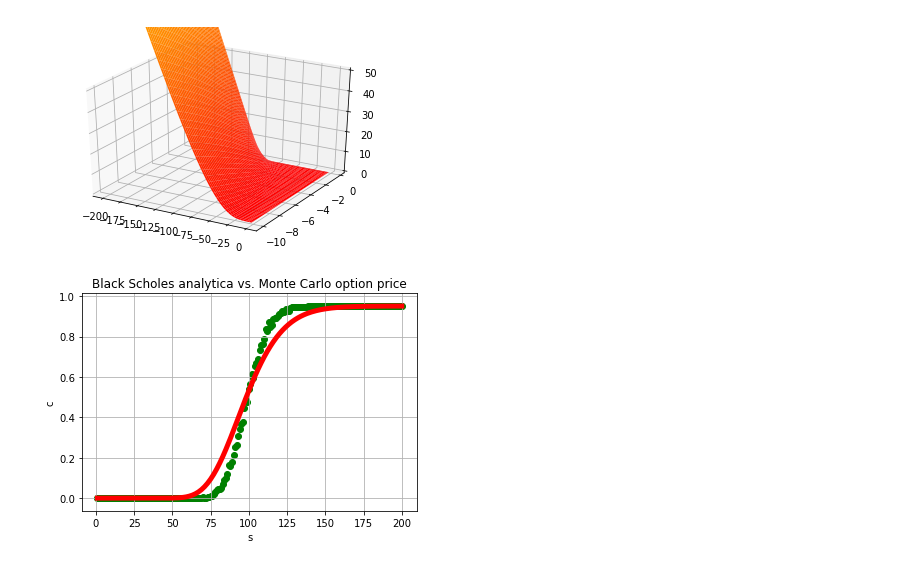
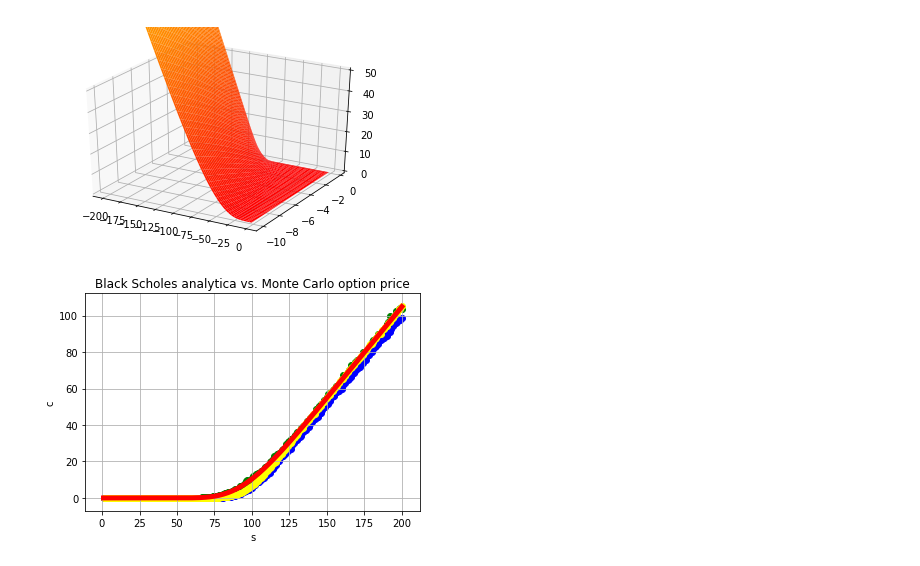
Before and after one commit to tomjonesbackup/joshi-exercises, a Jupyter notebook: joshi-monte-carlo-exercises.ipynb, the cells around one changed output. Cells and saved outputs as stored; diff of their text form; code cells hidden in the pictures.

Commit message:
Added knock-in option

```diff
--- a/joshi-monte-carlo-exercises.ipynb
+++ b/joshi-monte-carlo-exercises.ipynb
@@ -15,9 +15,9 @@ K = 100.0
 T = 1.
 
 # market data
-Vol = 0.2
+Vol = 0.50
 R = 0.05
-S0 = 110.0
+S0 = 90.0
 # %%
 # black scholes analytic solutions
 
@@ -108,6 +108,20 @@ class vanilla_product:
         return np.array([self.expiry])
     def generate_cashflows(self, spots):
         return self.payoff.calc(spots)
+
+class knock_and_in_product:
+    def __init__(self, payoff, knock_in_time, knock_in, expiry):
+        self.payoff = payoff
+        self.knock_in_time = knock_in_time
+        self.knock_in = knock_in
+        self.expiry = expiry
+    def get_observation_times(self):
+        return np.array([self.knock_in_time, self.expiry])
+    def get_cashflow_times(self):
+        return np.array([self.expiry])
+    def generate_cashflows(self, spots):
+        flow = self.payoff.calc(spots[1]) if spots[0]>self.knock_in else 0.
+        return np.array([flow])
 
 class call_payoff:
     def __init__(self, k):
@@ -170,15 +184,20 @@ num_of_dates = 120
 asian_obs_times = [float(i)/num_of_dates for i in range(1,num_of_dates+1)]
 #asian_obs_times
 # %%
+num_of_path = 10000
+
 bs_option_price = bs_call(S0, K, R, Vol, T)
 print "Theoretical BS price = {}".format(bs_option_price)
 print ""
-simple_mc_price = mc_price_option(S0, R, T, Vol, K, 10000)
+simple_mc_price = mc_price_option(S0, R, T, Vol, K, num_of_path)
 print "Simple MC Vanilla price = {}".format(simple_mc_price)
 print ""
-vanilla_price = bs_monte_carlo_price(vanilla_product(call_payoff(K), T), S0, R, Vol, 10000)
+vanilla_price = bs_monte_carlo_price(vanilla_product(call_payoff(K), T), S0, R, Vol, num_of_path)
 print "Path-dep MC Vanilla price = {}".format(vanilla_price)
 print ""
-asian_price = bs_monte_carlo_price(asian_product(call_payoff(K), asian_obs_times, T), S0, R, Vol, 10000)
+asian_price = bs_monte_carlo_price(asian_product(call_payoff(K), asian_obs_times, T), S0, R, Vol, num_of_path)
 print "Path-dep MC Asian price = {}".format(asian_price)
+print ""
+knock_in_barrier_price = bs_monte_carlo_price(knock_and_in_product(call_payoff(K), 0.001, 89., T), S0, R, Vol, num_of_path)
+print "Path-dep MC Knock-in barrier price = {}".format(knock_in_barrier_price)
 # %% [output]
@@ -217,22 +238,26 @@ plt.show()
 [figure]
 # %%
 spots = np.arange(1., 201., 1.)
-bs_price = bs_digital_call(spots, K, R, Vol, T)
+bs_price = bs_call(spots, K, R, Vol, T)
 #mc_price = [mc_price_option(spot, R, T, Vol, K, 10000)[0] for spot in spots]
-#mc_price = [bs_monte_carlo_price(vanilla_product(call_payoff(K), T), spot, R, Vol, 1000) for spot in spots]
-mc_price = [bs_monte_carlo_price(asian_product(digital_call_payoff(K), asian_obs_times, T), spot, R, Vol, 1000) for spot in spots]
+vanilla_price = [bs_monte_carlo_price(vanilla_product(call_payoff(K), T), spot, R, Vol, 1000) for spot in spots]
+asian_price = [bs_monte_carlo_price(asian_product(call_payoff(K), asian_obs_times, T), spot, R, Vol, 1000) for spot in spots]
+knock_in_barrier_price = [bs_monte_carlo_price(knock_and_in_product(call_payoff(K), 0.5, 110., T), spot, R, Vol, num_of_path) for spot in spots]
 
-plt.scatter(spots, mc_price, color=['green'])
 line, = plt.plot(spots, bs_price, 'r-')
 plt.setp(line, color='r', linewidth=5.0)
+
+plt.scatter(spots, vanilla_price, color=['green'])
+plt.scatter(spots, asian_price, color=['blue'])
+plt.scatter(spots, knock_in_barrier_price, color=['yellow'])
 
 plt.xlabel('s')
 plt.ylabel('c')
 plt.title('Black Scholes analytica vs. Monte Carlo option price')
 plt.grid(True)
 plt.show()
 # %% [output]
-[figure, old version]
+[figure, new version]
 # %%
 # BS vs MC price error as a histogram
 
```
Also changed, not shown: parts of 1 cell of this notebook.
